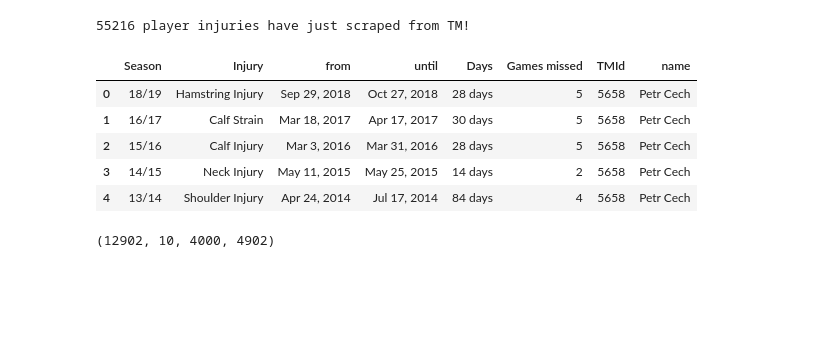
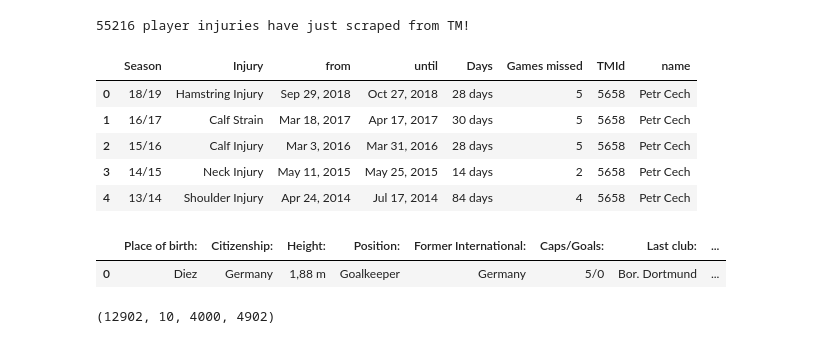
Before and after one commit to SravanRajupalem/FootballPredictions, a Jupyter notebook: 16. Extract_Injuries.ipynb, the cells around one changed output. Saved outputs shown, nothing was run; the diff lists cells and outputs as text; code cells hidden in the pictures; blank space fills up the shorter version.

Commit message:
Update to Extract Injuries

```diff
--- a/16. Extract_Injuries.ipynb
+++ b/16. Extract_Injuries.ipynb
@@ -341,7 +341,7 @@ def profile_extract(url):
 
     pid = url.split("spieler/")[1]
 
-    job_lst = ['Manager',
+    job_lst = list(set(['Manager',
                 'Assistant Manager',
                 'Goalkeeping Coach',
                 'Sporting Director',
@@ -453,7 +453,8 @@ def profile_extract(url):
                 'Team official',
                 'Coordinator first team football',
                 'Head of Football Operations',
-                'Investor']
+                'Investor',
+                'Marketing Staff']))
 
     # Request
     headers = {'User-Agent': 'Mozilla/5.0 (X11; Linux x86_64) AppleWebKit/537.36 (KHTML, like Gecko) Chrome/47.0.2526.106 Safari/537.36'}
@@ -476,10 +477,8 @@ def profile_extract(url):
     column_values = []
 
     for i in soup.find_all("span", {'class':'dataValue'}):
-        if i.get_text() not in job_lst:
+        if i.get_text().strip() not in job_lst:
             column_values.append(i.get_text())
-        else:
-            continue
 
     for i in soup.find_all("span", {'class':"info-table__content info-table__content--bold"}):
         column_values.append(i.get_text().strip())
@@ -492,33 +491,38 @@ def profile_extract(url):
             temp['name'] = soup.find("h1").get_text()
         except:
             pass
         try:
             temp["TMId"]=pid
         except:
             pass
         try:
             temp.drop(columns=['Date of birth/Age:'], axis=1, inplace=True)
         except:
             pass
 
     return temp
 
 # Test
 
 # profile_extract("https://www.transfermarkt.com/petr-cech/profil/spieler/5658")
 # profile_extract("https://www.transfermarkt.com/lionel-messi/profil/spieler/28003")
 # profile_extract('https://www.transfermarkt.com/claudio-pizarro/profil/spieler/532')
 # profile_extract('https://www.transfermarkt.com/xavi/profil/spieler/7607')
 # profile_extract('https://www.transfermarkt.com/zinedine-zidane/profil/spieler/3111')
 # profile_extract('https://www.transfermarkt.com/javier-mascherano/profil/spieler/19981')
 # profile_extract('https://www.transfermarkt.com/tim-cahill/profil/spieler/13556')
 # profile_extract('https://www.transfermarkt.us/teofilo-cubillas/profil/spieler/133753')
 # profile_extract('https://www.transfermarkt.us/juan-roman-riquelme/profil/spieler/3854')
 # profile_extract('https://www.transfermarkt.com/iker-casillas/profil/spieler/3979')
 # profile_extract('https://www.transfermarkt.us/oliver-kahn/profil/spieler/206')
 # profile_extract('https://www.transfermarkt.us/gianluigi-buffon/profil/spieler/5023')
 # profile_extract('https://www.transfermarkt.com/luis-figo/profil/spieler/3446')
 # profile_extract('https://www.transfermarkt.us/adriano/profil/spieler/5876')
+
+profile_extract('https://www.transfermarkt.com/roman-weidenfeller/profil/spieler/26')
+# %% [output]
+|  | Place of birth: | Citizenship: | Height: | Position: | Former International: | Caps/Goals: | Last club: | ... |
+| 0 | Diez | Germany | 1,88 m | Goalkeeper | Germany | 5/0 | Bor. Dortmund | ... |
 # %%
 tm_player_url_df = pd.read_csv('transfermarkt_data.csv')
 # %%
```
Also changed, not shown: 1 other file.
